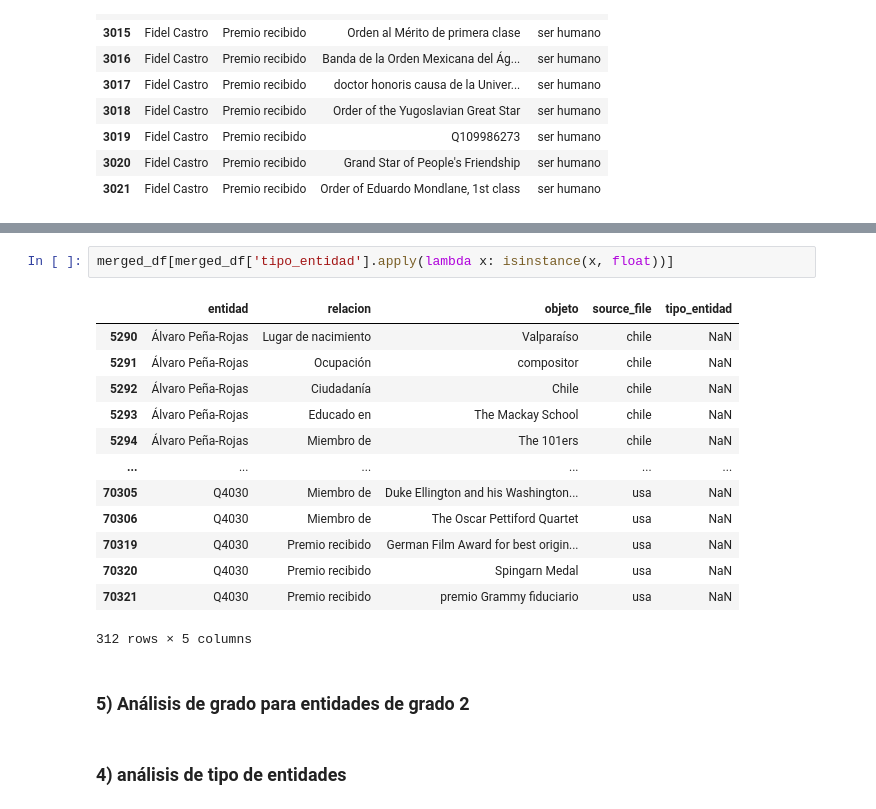
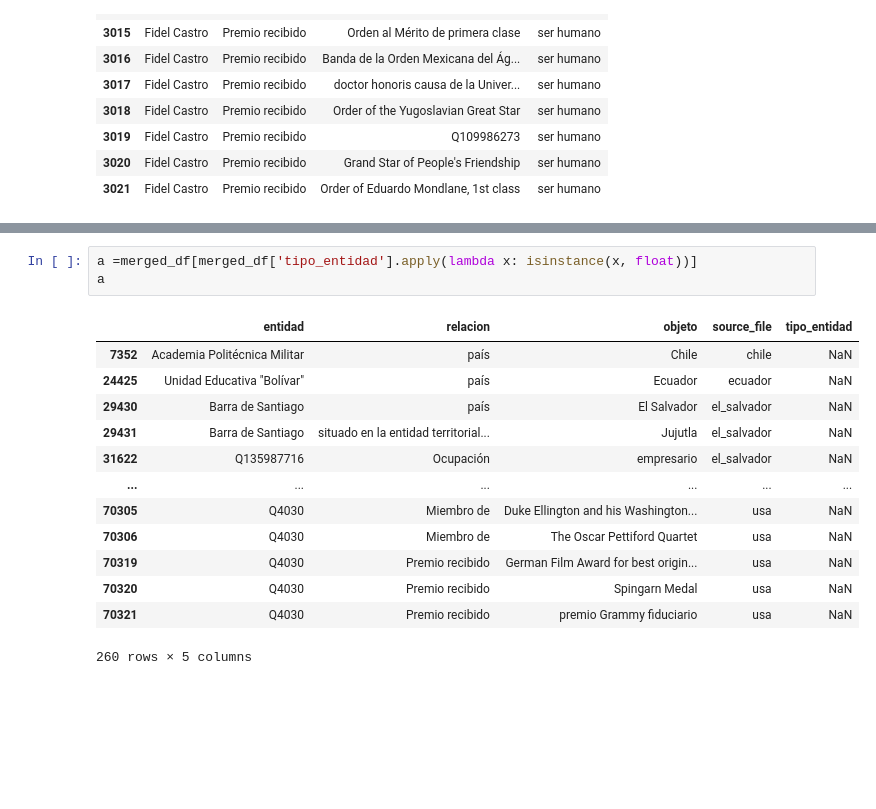
Before and after one commit to JuanHernandez-uc/Proyecto-IA-Gen, a Jupyter notebook: Analisis de datos/analisis_exploratorio.ipynb, the cells around one changed output, grey strips where cells are left out. Cells and saved outputs as stored; diff of their text form; blank space fills up the shorter version.

```diff
--- a/Analisis de datos/analisis_exploratorio.ipynb
+++ b/Analisis de datos/analisis_exploratorio.ipynb
@@ -167,20 +184,17 @@ plot_entity_degree_distributions(objetos_por_pais, "Distribuciones de grado de o
 # %%
-merged_df[merged_df['tipo_entidad'].apply(lambda x: isinstance(x, float))]
+a =merged_df[merged_df['tipo_entidad'].apply(lambda x: isinstance(x, float))]
+a
 # %% [output]
 |  | entidad | relacion | objeto | source_file | tipo_entidad |
-| 5290 | Álvaro Peña-Rojas | Lugar de nacimiento | Valparaíso | chile | NaN |
-| 5291 | Álvaro Peña-Rojas | Ocupación | compositor | chile | NaN |
-| 5292 | Álvaro Peña-Rojas | Ciudadanía | Chile | chile | NaN |
-| 5293 | Álvaro Peña-Rojas | Educado en | The Mackay School | chile | NaN |
-| 5294 | Álvaro Peña-Rojas | Miembro de | The 101ers | chile | NaN |
+| 7352 | Academia Politécnica Militar | país | Chile | chile | NaN |
+| 24425 | Unidad Educativa "Bolívar" | país | Ecuador | ecuador | NaN |
+| 29430 | Barra de Santiago | país | El Salvador | el_salvador | NaN |
+| 29431 | Barra de Santiago | situado en la entidad territorial... | Jujutla | el_salvador | NaN |
+| 31622 | Q135987716 | Ocupación | empresario | el_salvador | NaN |
 | ... | ... | ... | ... | ... | ... |
 | 70305 | Q4030 | Miembro de | Duke Ellington and his Washington... | usa | NaN |
 | 70306 | Q4030 | Miembro de | The Oscar Pettiford Quartet | usa | NaN |
 | 70319 | Q4030 | Premio recibido | German Film Award for best origin... | usa | NaN |
 | 70320 | Q4030 | Premio recibido | Spingarn Medal | usa | NaN |
 | 70321 | Q4030 | Premio recibido | premio Grammy fiduciario | usa | NaN |
-312 rows × 5 columns
+260 rows × 5 columns
-# %% [markdown]
-### 5) Análisis de grado para entidades de grado 2
-# %% [markdown]
-### 4) análisis de tipo de entidades
```
Also changed, not shown: parts of 9 cells of this notebook.
